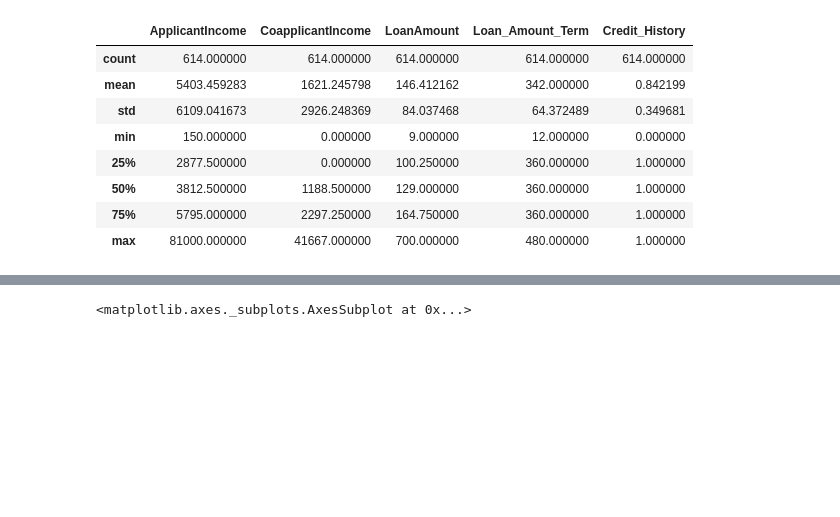
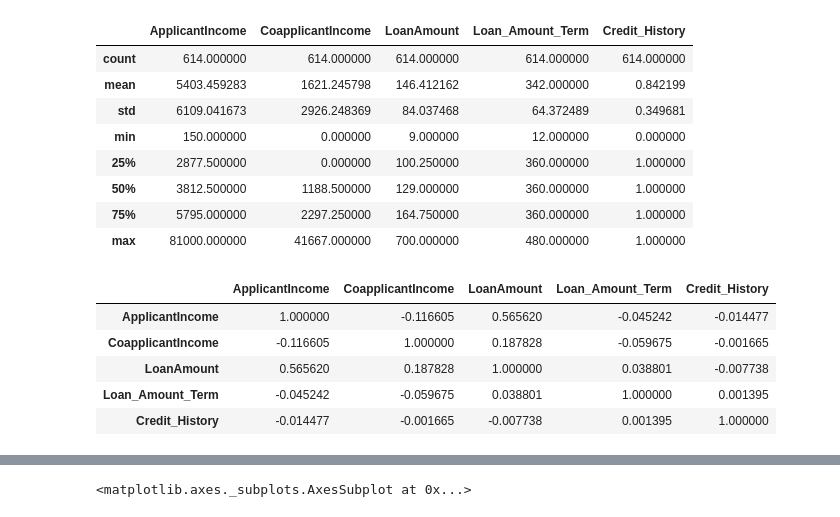
Before and after one commit to HimanshuSharma334/project5-10, a Jupyter notebook: Fraud_Loan_Prediction.ipynb, the cells around one changed output, grey strips where cells are left out. Cells and saved outputs as stored; diff of their text form; code cells hidden in the pictures; blank space fills up the shorter version.

```diff
--- a/Fraud_Loan_Prediction.ipynb
+++ b/Fraud_Loan_Prediction.ipynb
@@ -125,3 +152,14 @@ bank.describe()
 | 50% | 3812.500000 | 1188.500000 | 129.000000 | 360.000000 | 1.000000 |
 | 75% | 5795.000000 | 2297.250000 | 164.750000 | 360.000000 | 1.000000 |
 | max | 81000.000000 | 41667.000000 | 700.000000 | 480.000000 | 1.000000 |
+# %%
+# Correlation Plot
+corrmat = bank.corr()
+corrmat
+# %% [output]
+|  | ApplicantIncome | CoapplicantIncome | LoanAmount | Loan_Amount_Term | Credit_History |
+| ApplicantIncome | 1.000000 | -0.116605 | 0.565620 | -0.045242 | -0.014477 |
+| CoapplicantIncome | -0.116605 | 1.000000 | 0.187828 | -0.059675 | -0.001665 |
+| LoanAmount | 0.565620 | 0.187828 | 1.000000 | 0.038801 | -0.007738 |
+| Loan_Amount_Term | -0.045242 | -0.059675 | 0.038801 | 1.000000 | 0.001395 |
+| Credit_History | -0.014477 | -0.001665 | -0.007738 | 0.001395 | 1.000000 |
```
Also changed, not shown: parts of 3 cells of this notebook.
